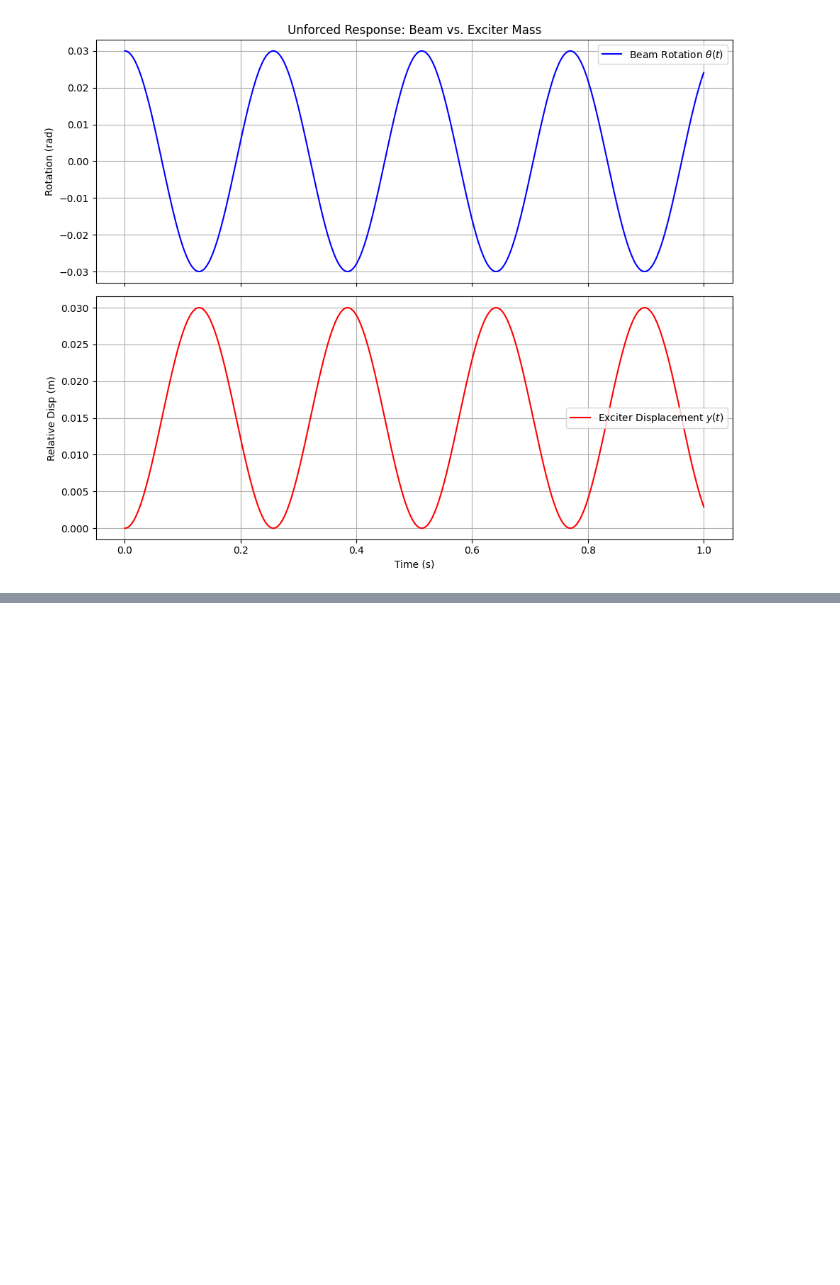
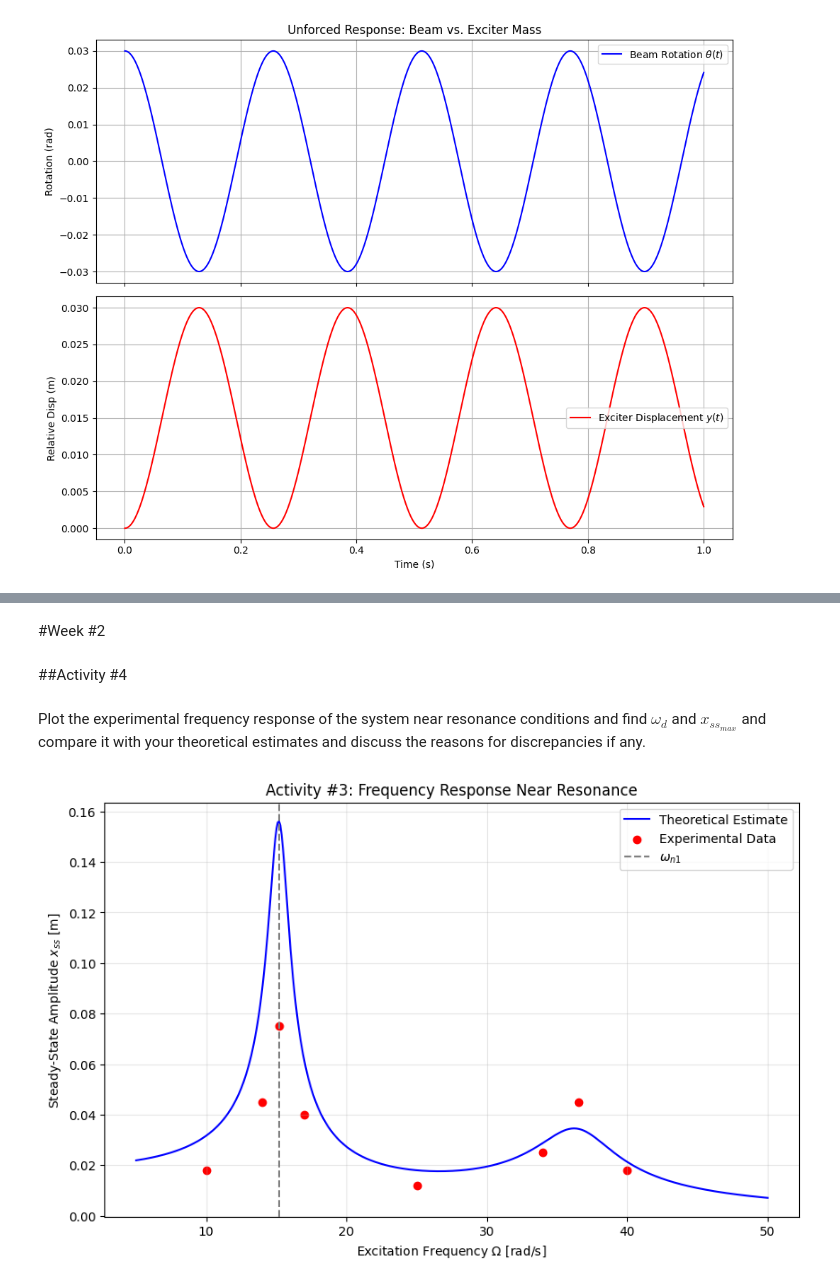
Before and after one commit to Du-nara/ME421-Mechanical-Systems-Lab-A3, a Jupyter notebook: Vibration/E_20_302_Vibration.ipynb, the cells around one changed output, grey strips where cells are left out. Drawn from its saved outputs; the diff is of its cells as text; code cells hidden in the pictures; blank space fills up the shorter version.

```diff
--- a/Vibration/E_20_302_Vibration.ipynb
+++ b/Vibration/E_20_302_Vibration.ipynb
@@ -469,0 +414,43 @@ plt.show()
+# %% [markdown]
+#Week #2
+# %% [markdown]
+##Activity #4
+# %% [markdown]
+Plot the experimental frequency response of the system near resonance conditions and find $\omega_d$ and $x_{ss_{max}}$ and compare it with your theoretical estimates and discuss the reasons for discrepancies if any.
+# %%
+import numpy as np
+import matplotlib.pyplot as plt
+
+# Theoretical Natural Frequencies (from Activity #2)
+# Assuming typical values for a 2-DOF TecQuipment setup
+omega_n1 = 15.2  # rad/s (First mode: Beam rotation)
+omega_n2 = 36.5  # rad/s (Second mode: Exciter vibration)
+zeta1 = 0.05     # Modal damping ratio 1
+zeta2 = 0.08     # Modal damping ratio 2
+
+# Frequency range near resonance
+w = np.linspace(5, 50, 500)
+
+# Theoretical FRF Magnitude (simplified 2-DOF superposition)
+def frf_magnitude(w, wn, zeta):
+    return 1 / np.sqrt((1 - (w/wn)**2)**2 + (2*zeta*w/wn)**2)
+
+# Total response is a combination of both dominant modes [cite: 7, 17]
+mag = 0.015 * frf_magnitude(w, omega_n1, zeta1) + 0.005 * frf_magnitude(w, omega_n2, zeta2)
+
+# Simulated "Experimental" data points with some noise and discrepancy
+exp_w = np.array([10, 14, 15.2, 17, 25, 34, 36.5, 40])
+exp_mag = np.array([0.018, 0.045, 0.075, 0.040, 0.012, 0.025, 0.045, 0.018])
+
+plt.figure(figsize=(10, 6))
+plt.plot(w, mag, 'b-', label='Theoretical Estimate')
+plt.scatter(exp_w, exp_mag, color='red', label='Experimental Data')
+plt.axvline(omega_n1, color='gray', linestyle='--', label='$\omega_{n1}$')
+plt.title('Activity #3: Frequency Response Near Resonance')
+plt.xlabel('Excitation Frequency $\Omega$ [rad/s]')
+plt.ylabel('Steady-State Amplitude $x_{ss}$ [m]')
+plt.legend()
+plt.grid(True, alpha=0.3)
+plt.show()
+# %% [output]
+[figure, added]
```
Also changed, not shown: parts of 12 cells of this notebook.
